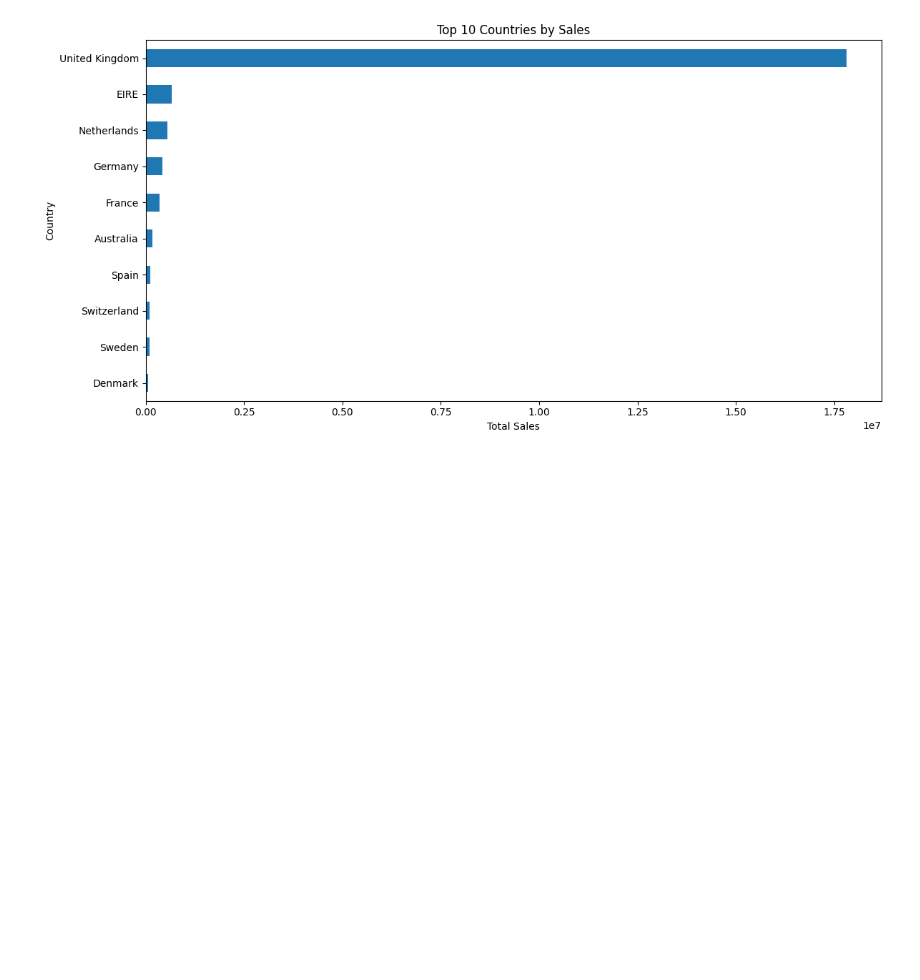
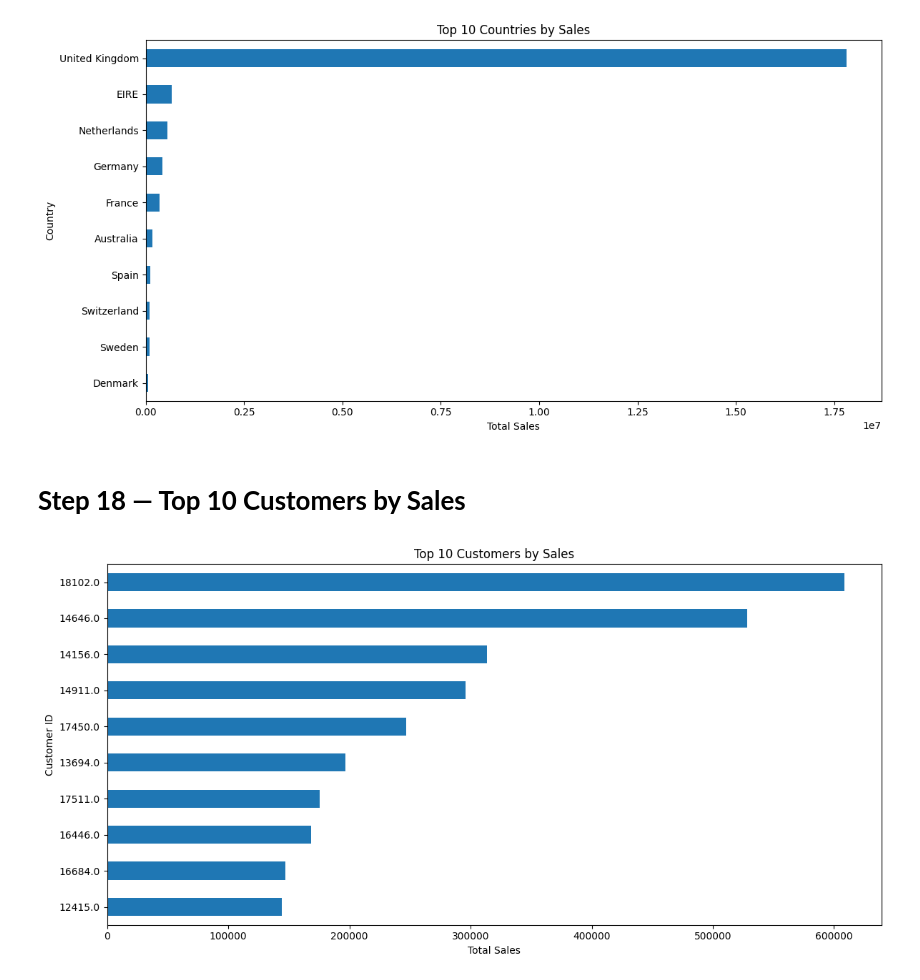
Before and after one commit to AiWriter404/retail-sales-data-cleaning-visualization, a Jupyter notebook: retail-sales-data-cleaning-visualization.ipynb, the cells around one changed output. Cells and saved outputs as stored; diff of their text form; code cells hidden in the pictures; blank space fills up the shorter version.

Commit message:
Kaggle Notebook | retail-sales-data-cleaning-visualization | Version 9

```diff
--- a/retail-sales-data-cleaning-visualization.ipynb
+++ b/retail-sales-data-cleaning-visualization.ipynb
@@ -461,3 +461,30 @@ plt.tight_layout()
 plt.show()
 # %% [output]
 [figure]
+# %% [markdown]
+# **Step 18 — Top 10 Customers by Sales**
+# %%
+
+# Top 10 Customers by Sales
+
+
+top_customers = (
+    df.dropna(subset=["Customer ID"])
+      .groupby("Customer ID")["Sales"]
+      .sum()
+      .sort_values(ascending=False)
+      .head(10)
+)
+
+plt.figure(figsize=(12,6))
+
+top_customers.sort_values().plot(kind="barh")
+
+plt.title("Top 10 Customers by Sales")
+plt.xlabel("Total Sales")
+plt.ylabel("Customer ID")
+
+plt.tight_layout()
+plt.show()
+# %% [output]
+[figure, added]
```
Also changed, not shown: parts of 9 cells of this notebook.
